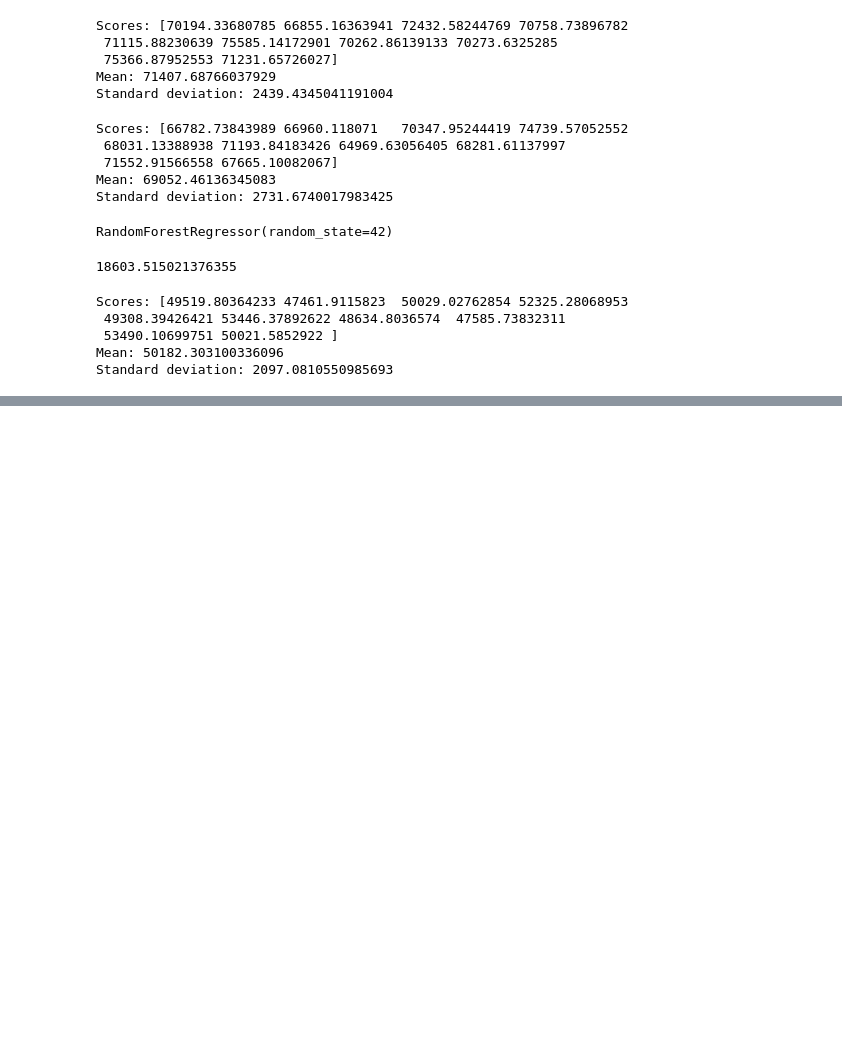
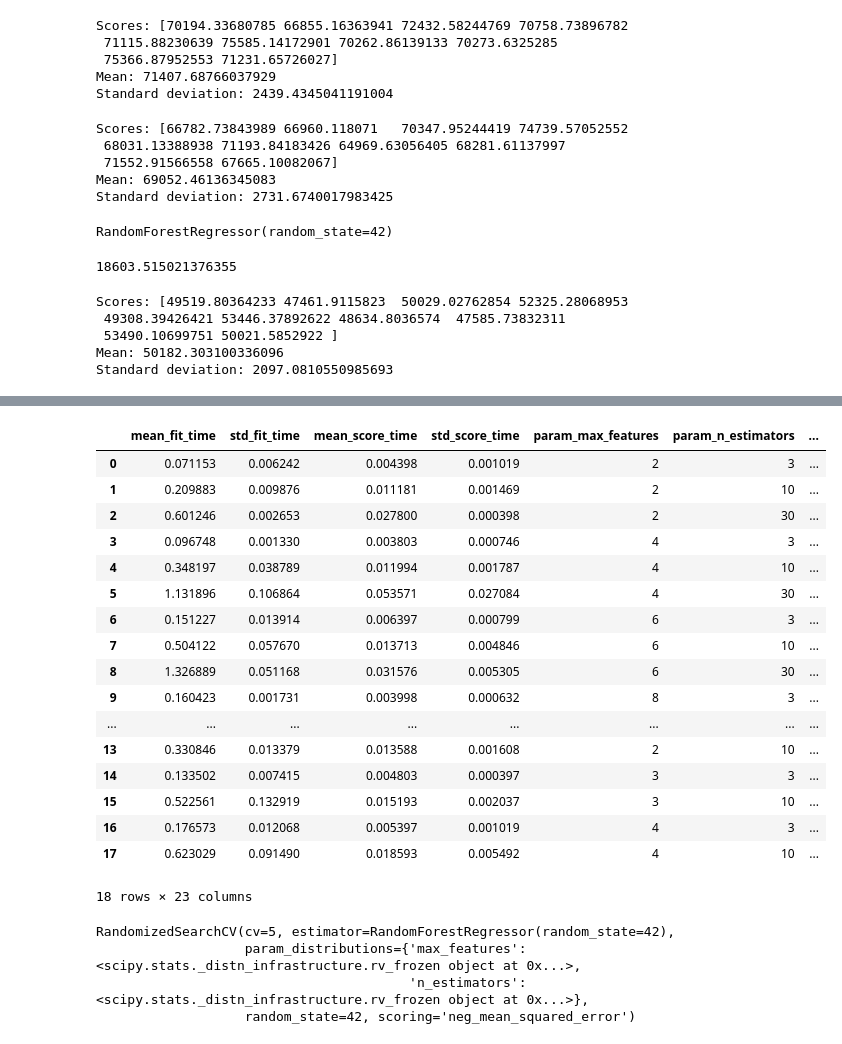
Before and after one commit to brkyyrr/UygulamaliMakineOgrenimi, a Jupyter notebook: lessons/1-Housing.ipynb, the cells around one changed output, grey strips where cells are left out. Saved outputs shown, nothing was run; the diff lists cells and outputs as text; code cells hidden in the pictures; blank space fills up the shorter version.

```diff
--- a/lessons/1-Housing.ipynb
+++ b/lessons/1-Housing.ipynb
@@ -542,3 +542,16 @@ import joblib
 joblib.dump(my_model, "my_model.pkl") # DIFF
 #...
 my_model_loaded = joblib.load("my_model.pkl") # DIFF
+# %%
+from sklearn.model_selection import GridSearchCV
+
+param_grid = [
+    {'n_estimators': [3, 10, 30], 'max_features': [2, 4, 6, 8]},
+    {'bootstrap': [False], 'n_estimators': [3, 10], 'max_features': [2, 3, 4]},
+  ]
+
+forest_reg = RandomForestRegressor(random_state=42)
+grid_search = GridSearchCV(forest_reg, param_grid, cv=5,
+                           scoring='neg_mean_squared_error',
+                           return_train_score=True)
+grid_search.fit(housing_prepared, housing_labels)
@@ -544,0 +596,39 @@ my_model_loaded = joblib.load("my_model.pkl") # DIFF
+# %%
+pd.DataFrame(grid_search.cv_results_)
+# %% [output]
+|  | mean_fit_time | std_fit_time | mean_score_time | std_score_time | param_max_features | param_n_estimators | ... |
+| 0 | 0.071153 | 0.006242 | 0.004398 | 0.001019 | 2 | 3 | ... |
+| 1 | 0.209883 | 0.009876 | 0.011181 | 0.001469 | 2 | 10 | ... |
+| 2 | 0.601246 | 0.002653 | 0.027800 | 0.000398 | 2 | 30 | ... |
+| 3 | 0.096748 | 0.001330 | 0.003803 | 0.000746 | 4 | 3 | ... |
+| 4 | 0.348197 | 0.038789 | 0.011994 | 0.001787 | 4 | 10 | ... |
+| 5 | 1.131896 | 0.106864 | 0.053571 | 0.027084 | 4 | 30 | ... |
+| 6 | 0.151227 | 0.013914 | 0.006397 | 0.000799 | 6 | 3 | ... |
+| 7 | 0.504122 | 0.057670 | 0.013713 | 0.004846 | 6 | 10 | ... |
+| 8 | 1.326889 | 0.051168 | 0.031576 | 0.005305 | 6 | 30 | ... |
+| 9 | 0.160423 | 0.001731 | 0.003998 | 0.000632 | 8 | 3 | ... |
+| ... | ... | ... | ... | ... | ... | ... | ... |
+| 13 | 0.330846 | 0.013379 | 0.013588 | 0.001608 | 2 | 10 | ... |
+| 14 | 0.133502 | 0.007415 | 0.004803 | 0.000397 | 3 | 3 | ... |
+| 15 | 0.522561 | 0.132919 | 0.015193 | 0.002037 | 3 | 10 | ... |
+| 16 | 0.176573 | 0.012068 | 0.005397 | 0.001019 | 4 | 3 | ... |
+| 17 | 0.623029 | 0.091490 | 0.018593 | 0.005492 | 4 | 10 | ... |
+18 rows × 23 columns
+# %%
+from sklearn.model_selection import RandomizedSearchCV
+from scipy.stats import randint
+
+param_distribs = {
+        'n_estimators': randint(low=1, high=200),
+        'max_features': randint(low=1, high=8),
+    }
+
+forest_reg = RandomForestRegressor(random_state=42)
+rnd_search = RandomizedSearchCV(forest_reg, param_distributions=param_distribs,
+                                n_iter=10, cv=5, scoring='neg_mean_squared_error', random_state=42)
+rnd_search.fit(housing_prepared, housing_labels)
+# %% [output]
+RandomizedSearchCV(cv=5, estimator=RandomForestRegressor(random_state=42),
+                   param_distributions={'max_features': <scipy.stats._distn_infrastructure.rv_frozen object at 0x...>,
+                                        'n_estimators': <scipy.stats._distn_infrastructure.rv_frozen object at 0x...>},
+                   random_state=42, scoring='neg_mean_squared_error')
```
Also changed, not shown: parts of 5 cells of this notebook, 1 other file.
